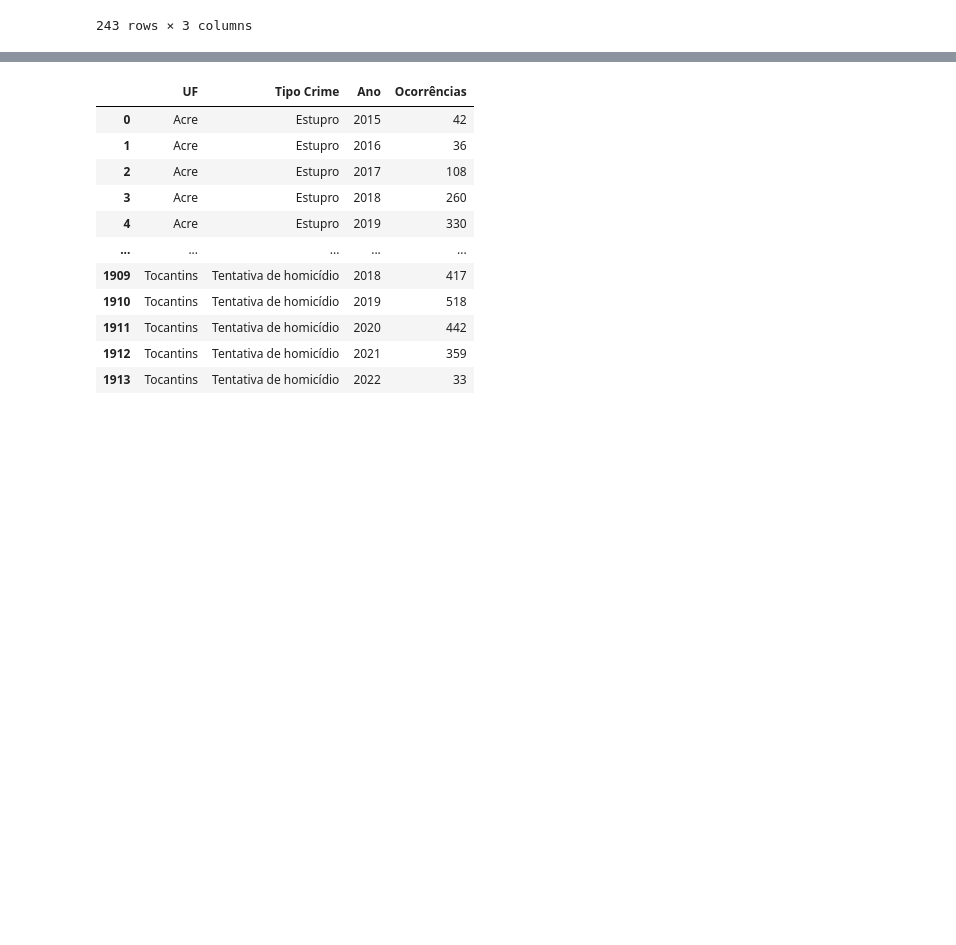
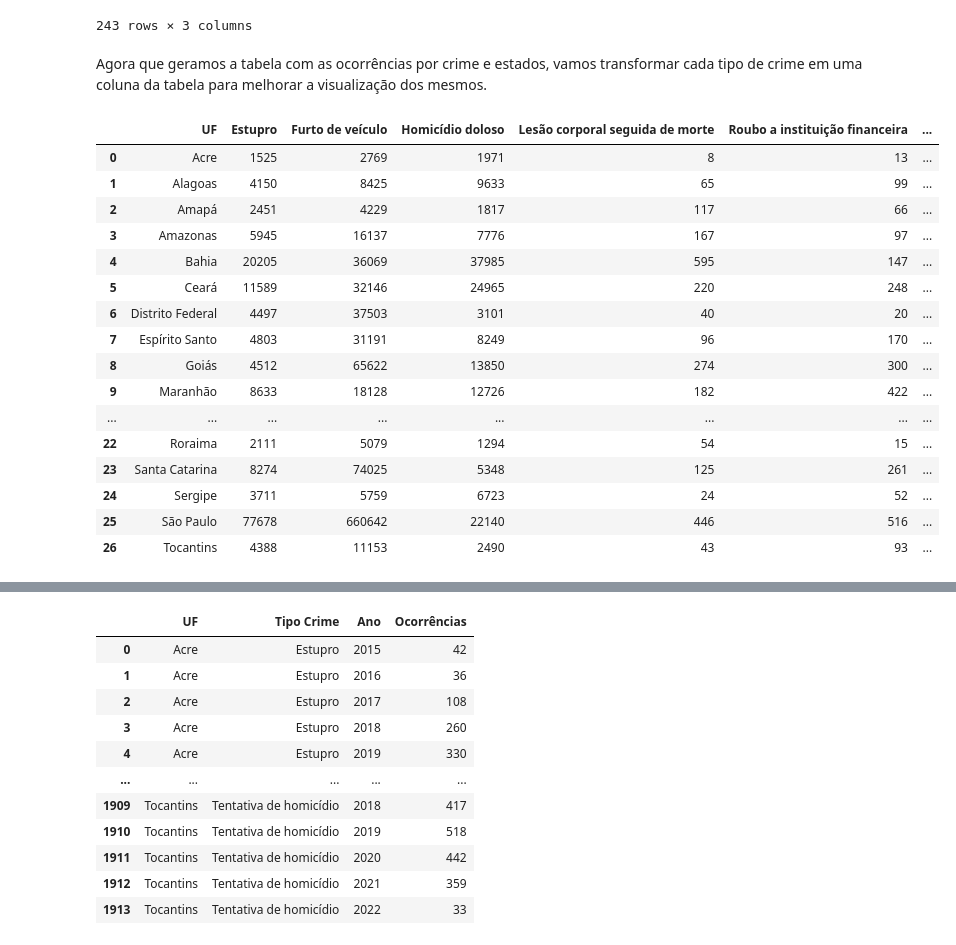
Before and after one commit to joaopedromendonca/Trabalho-pratico-ML, a Jupyter notebook: Copy_of_tp_clusterizacao_dados_criminais(1).ipynb, the cells around one changed output, grey strips where cells are left out. Saved outputs shown, nothing was run; the diff lists cells and outputs as text; code cells hidden in the pictures; blank space fills up the shorter version.

```diff
--- a/Copy_of_tp_clusterizacao_dados_criminais(1).ipynb
+++ b/Copy_of_tp_clusterizacao_dados_criminais(1).ipynb
@@ -131,3 +139,44 @@ df_ocorrencias_uf_crime
 | 241 | Tocantins | Roubo seguido de morte (latrocínio) | 94 |
 | 242 | Tocantins | Tentativa de homicídio | 2801 |
 243 rows × 3 columns
+# %% [markdown]
+Agora que geramos a tabela com as ocorrências por crime e estados, vamos transformar cada tipo de crime em uma coluna da tabela para melhorar a visualização dos mesmos.
+# %%
+ufs = sorted(list(set(df_ocorrencias_uf_crime['UF'])))
+
+crimes = sorted(list(set(df_ocorrencias_uf_crime['Tipo Crime'])))
+
+crime_ocorrencia = {}
+
+novo_df = pd.DataFrame()
+novo_df['UF'] = ufs
+
+for crime in crimes:
+    crime_ocorrencia[crime] = []
+
+    for uf in ufs:
+        tmpdf = df_ocorrencias_uf_crime.loc[(df_ocorrencias_uf_crime['UF'] == uf) & (df_ocorrencias_uf_crime['Tipo Crime'] == crime)]
+        v = int(tmpdf['Ocorrências'])
+        crime_ocorrencia[crime].append(v)
+
+    novo_df[crime] = crime_ocorrencia[crime]
+
+novo_df
+# %% [output]
+|  | UF | Estupro | Furto de veículo | Homicídio doloso | Lesão corporal seguida de morte | Roubo a instituição financeira | ... |
+| 0 | Acre | 1525 | 2769 | 1971 | 8 | 13 | ... |
+| 1 | Alagoas | 4150 | 8425 | 9633 | 65 | 99 | ... |
+| 2 | Amapá | 2451 | 4229 | 1817 | 117 | 66 | ... |
+| 3 | Amazonas | 5945 | 16137 | 7776 | 167 | 97 | ... |
+| 4 | Bahia | 20205 | 36069 | 37985 | 595 | 147 | ... |
+| 5 | Ceará | 11589 | 32146 | 24965 | 220 | 248 | ... |
+| 6 | Distrito Federal | 4497 | 37503 | 3101 | 40 | 20 | ... |
+| 7 | Espírito Santo | 4803 | 31191 | 8249 | 96 | 170 | ... |
+| 8 | Goiás | 4512 | 65622 | 13850 | 274 | 300 | ... |
+| 9 | Maranhão | 8633 | 18128 | 12726 | 182 | 422 | ... |
+| ... | ... | ... | ... | ... | ... | ... | ... |
+| 22 | Roraima | 2111 | 5079 | 1294 | 54 | 15 | ... |
+| 23 | Santa Catarina | 8274 | 74025 | 5348 | 125 | 261 | ... |
+| 24 | Sergipe | 3711 | 5759 | 6723 | 24 | 52 | ... |
+| 25 | São Paulo | 77678 | 660642 | 22140 | 446 | 516 | ... |
+| 26 | Tocantins | 4388 | 11153 | 2490 | 43 | 93 | ... |
```
Also changed, not shown: parts of 5 cells of this notebook.
